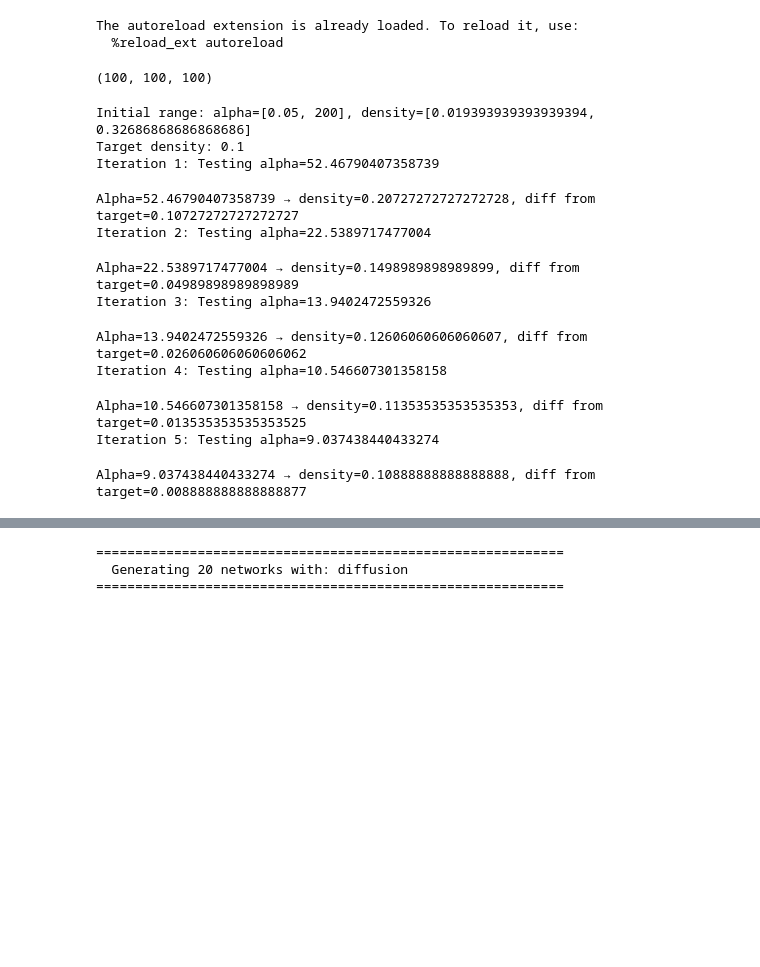
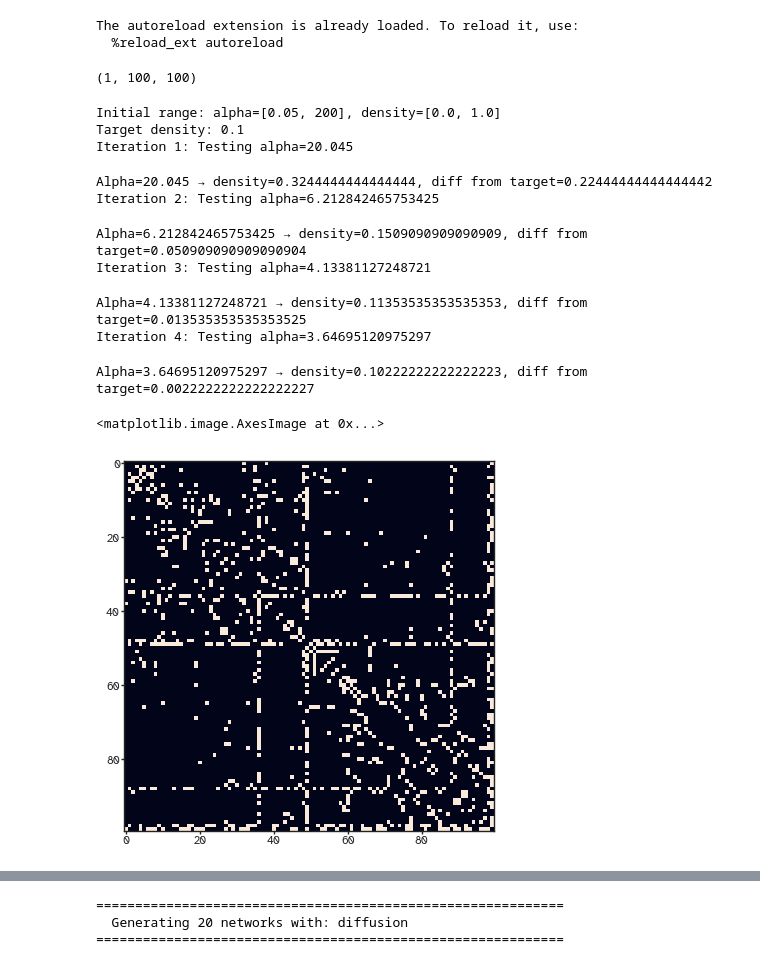
Before and after one commit to ad045/simba, a Jupyter notebook: src/preprocessing/07_generate_networks.ipynb, the cells around one changed output, grey strips where cells are left out. Saved outputs shown, nothing was run; the diff lists cells and outputs as text; code cells hidden in the pictures; blank space fills up the shorter version.

```diff
--- a/src/preprocessing/07_generate_networks.ipynb
+++ b/src/preprocessing/07_generate_networks.ipynb
@@ -28,16 +35,17 @@ DISTANCE_MATRIX_PATH = data_path / "02_distance_matrices/distance_matrix_100.npy
 OUTPUT_DIR = data_path / "01_connectomes"
 OUTPUT_DIR.mkdir(exist_ok=True)
 # %%
-conn_matrix = np.load("/Users/adrian/Documents/01_projects/14_4D_lab/14_4D_lab_code/data/preprocessed/hcp_schaefer_100_dataset/01_connectomes/00_connectomes_density10.npy") # nntd.fetch_famous_gmat("human_struct_scale033")["conn"]
+# Consensus
+conn_matrix = np.load("/Users/adrian/Documents/01_projects/14_4D_lab/14_4D_lab_code/data/preprocessed/hcp_schaefer_100_dataset/01_connectomes/01_consensus_bin_density_10_percent_100.npy") # /Users/adrian/Documents/01_projects/14_4D_lab/14_4D_lab_code/data/preprocessed/hcp_schaefer_100_dataset/01_connectomes/00_connectomes_density10.npy") # nntd.fetch_famous_gmat("human_struct_scale033")["conn"]
 connectivity = ut.minmax_normalize(conn_matrix)
 conn_matrix.shape
 # coordinates = human_struct["coords"]
 # %% [output]
-(100, 100, 100)
+(1, 100, 100)
 # %%
 resource = connectivity.sum(0)/(connectivity.sum(0).max())
 # %%
-n_iterations = 3000 # this needs to be higher depending on the metric.
+n_iterations = 10000 # this needs to be higher depending on the metric.
 beta_vec = np.ones(n_iterations)
 penalty_vec = np.zeros(n_iterations)
 batch_size_vec = np.full(n_iterations, 10)
@@ -48,30 +56,29 @@ for i in range(connectivity.shape[0]):
 weight = 0.1
 resource_scaling = 10
 # %%
-result=gen.find_optimal_alpha(
+result_prop=gen.find_optimal_alpha(
     distance_matrix=distance_matrix,
     empirical_connectivity=connectivity[0,:,:],
-    distance_fn=gen.propagation_distance,
+    distance_fn="propagation", # gen.propagation_distance,
     n_iterations=n_iterations,
     alpha_range=(0.05, 200),
     max_search_iterations=10,
-    tolerance=0.01,
-    # random_seed
-    payoff_tolerance=payoff_tolerance_mat,
+    seed=2,
     batch_size=batch_size_vec,
-    node_resources=resource*resource_scaling,
-    weight_coefficient=weight,
-    spatial_decay = 0.9)
+)
+
+
+plt.imshow(result_prop["evolution"][:,:,-1])
 # %% [output]
-Initial range: alpha=[0.05, 200], density=[0.019393939393939394, 0.32686868686868686]
+Initial range: alpha=[0.05, 200], density=[0.0, 1.0]
 Target density: 0.1
-Iteration 1: Testing alpha=52.46790407358739
+Iteration 1: Testing alpha=20.045
-Alpha=52.46790407358739 → density=0.20727272727272728, diff from target=0.10727272727272727
-Iteration 2: Testing alpha=22.5389717477004
+Alpha=20.045 → density=0.3244444444444444, diff from target=0.22444444444444442
+Iteration 2: Testing alpha=6.212842465753425
-Alpha=22.5389717477004 → density=0.1498989898989899, diff from target=0.04989898989898989
-Iteration 3: Testing alpha=13.9402472559326
+Alpha=6.212842465753425 → density=0.1509090909090909, diff from target=0.050909090909090904
+Iteration 3: Testing alpha=4.13381127248721
-Alpha=13.9402472559326 → density=0.12606060606060607, diff from target=0.026060606060606062
-Iteration 4: Testing alpha=10.546607301358158
+Alpha=4.13381127248721 → density=0.11353535353535353, diff from target=0.013535353535353525
+Iteration 4: Testing alpha=3.64695120975297
-Alpha=10.546607301358158 → density=0.11353535353535353, diff from target=0.013535353535353525
-Iteration 5: Testing alpha=9.037438440433274
+Alpha=3.64695120975297 → density=0.10222222222222223, diff from target=0.0022222222222222227
-Alpha=9.037438440433274 → density=0.10888888888888888, diff from target=0.008888888888888877
+<matplotlib.image.AxesImage at 0x...>
+[figure, added]
```
Also changed, not shown: parts of 25 cells of this notebook, 6 other files.
